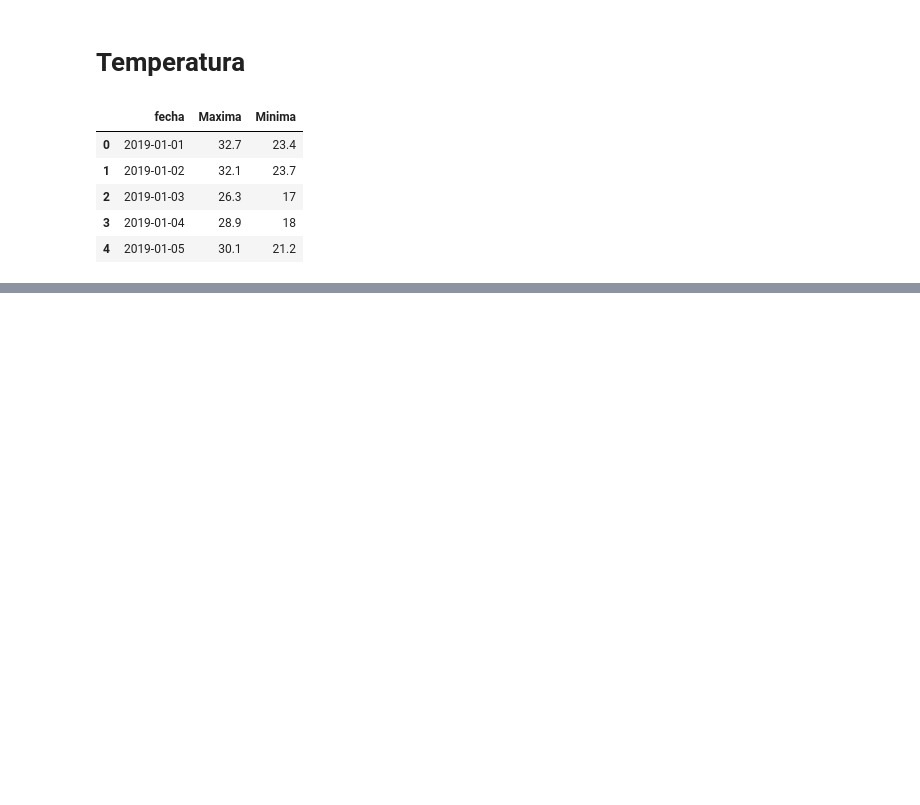
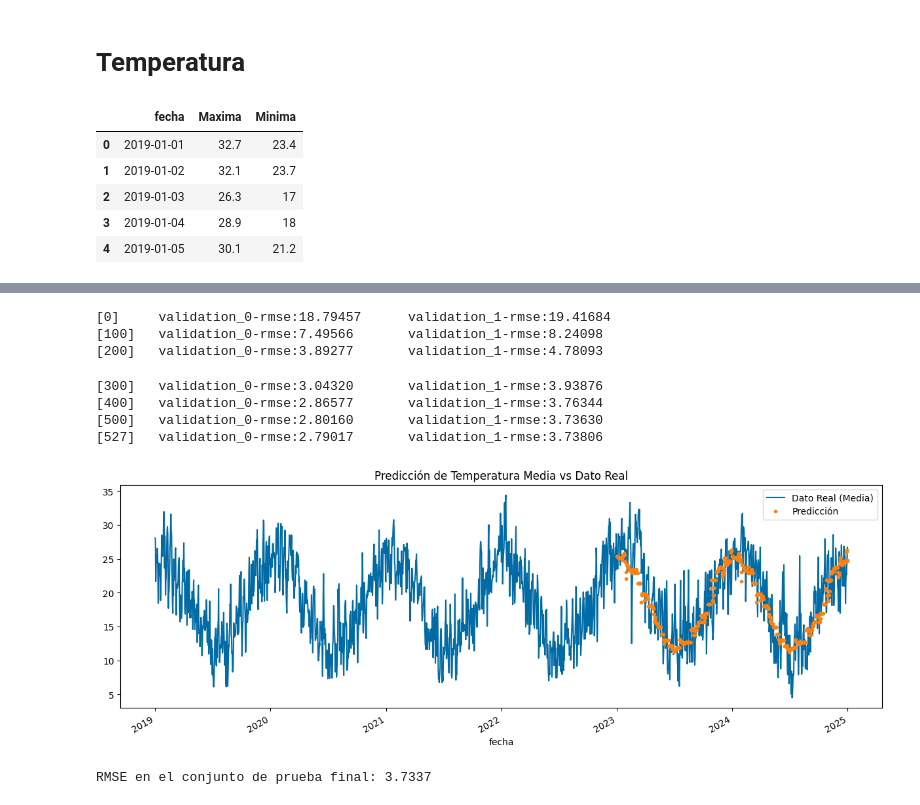
Before and after one commit to SebaAyala/AST_TP_2, a Jupyter notebook: AST_TP_2_CODE.ipynb, the cells around one changed output, grey strips where cells are left out. Cells and saved outputs as stored; diff of their text form; code cells hidden in the pictures; blank space fills up the shorter version.

```diff
--- a/AST_TP_2_CODE.ipynb
+++ b/AST_TP_2_CODE.ipynb
@@ -717,0 +1099,16 @@ df_temperatura.head()
+# %%
+def create_features(df):
+    """
+    Crea características temporales a partir del índice de tipo datetime de un DataFrame.
+    """
+    df = df.copy()
+    df['dayofweek'] = df.index.dayofweek
+    df['quarter'] = df.index.quarter
+    df['month'] = df.index.month
+    df['year'] = df.index.year
+    df['dayofyear'] = df.index.dayofyear
+    df['dayofmonth'] = df.index.day
+    df['weekofyear'] = df.index.isocalendar().week
+    return df
+
+df_modelo_temp = create_features(df_modelo_temp)
@@ -717,0 +1160,47 @@ df_temperatura.head()
+# %%
+# Dividimos en conjunto de entrenamiento y prueba para el modelo final
+split_date = '01-Jan-2023'
+train = df_modelo_temp.loc[df_modelo_temp.index <= split_date].copy()
+test = df_modelo_temp.loc[df_modelo_temp.index > split_date].copy()
+
+# Entrenamos el modelo final con todos los datos de entrenamiento
+X_train_final = train[FEATURES]
+y_train_final = train[TARGET]
+X_test_final = test[FEATURES]
+y_test_final = test[TARGET]
+
+reg_final = xgb.XGBRegressor(base_score=0.5, booster='gbtree',
+                       n_estimators=1000,
+                       early_stopping_rounds=50,
+                       objective='reg:linear',
+                       max_depth=3,
+                       learning_rate=0.01)
+
+reg_final.fit(X_train_final, y_train_final,
+        eval_set=[(X_train_final, y_train_final), (X_test_final, y_test_final)],
+        verbose=100)
+
+# Realizamos la predicción en el conjunto de prueba
+test['prediction'] = reg_final.predict(X_test_final)
+df_final = df_modelo_temp.merge(test[['prediction']], how='left', left_index=True, right_index=True)
+
+# Visualización de la predicción vs los datos reales
+ax = df_final[['Media']].plot(figsize=(15, 5))
+df_final['prediction'].plot(ax=ax, style='.')
+plt.legend(['Dato Real (Media)', 'Predicción'])
+ax.set_title('Predicción de Temperatura Media vs Dato Real')
+plt.show()
+
+# Calculamos el error final
+score_final = np.sqrt(mean_squared_error(test['Media'], test['prediction']))
+print(f'RMSE en el conjunto de prueba final: {score_final:.4f}')
+# %% [output]
+[0]     validation_0-rmse:18.79457      validation_1-rmse:19.41684
+[100]   validation_0-rmse:7.49566       validation_1-rmse:8.24098
+[200]   validation_0-rmse:3.89277       validation_1-rmse:4.78093
+[300]   validation_0-rmse:3.04320       validation_1-rmse:3.93876
+[400]   validation_0-rmse:2.86577       validation_1-rmse:3.76344
+[500]   validation_0-rmse:2.80160       validation_1-rmse:3.73630
+[527]   validation_0-rmse:2.79017       validation_1-rmse:3.73806
+[figure, added]
+RMSE en el conjunto de prueba final: 3.7337
```
Also changed, not shown: parts of 31 cells of this notebook.
